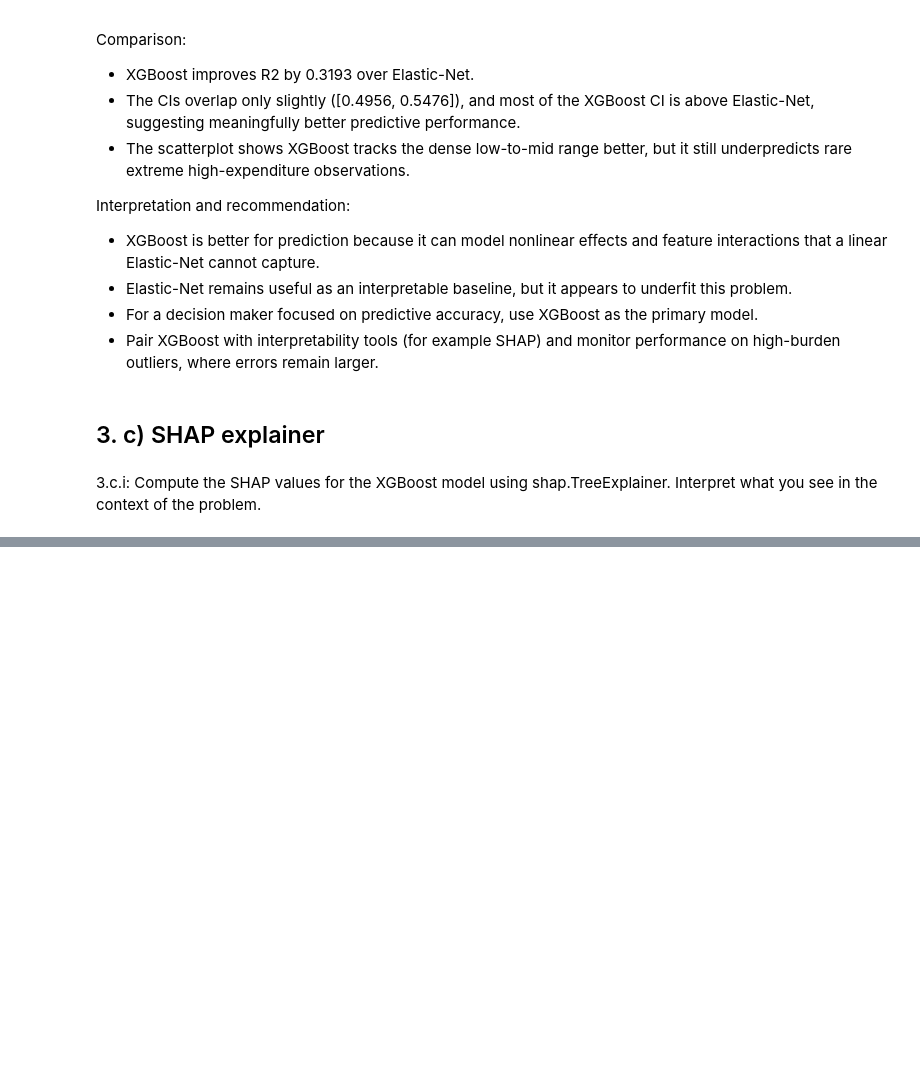
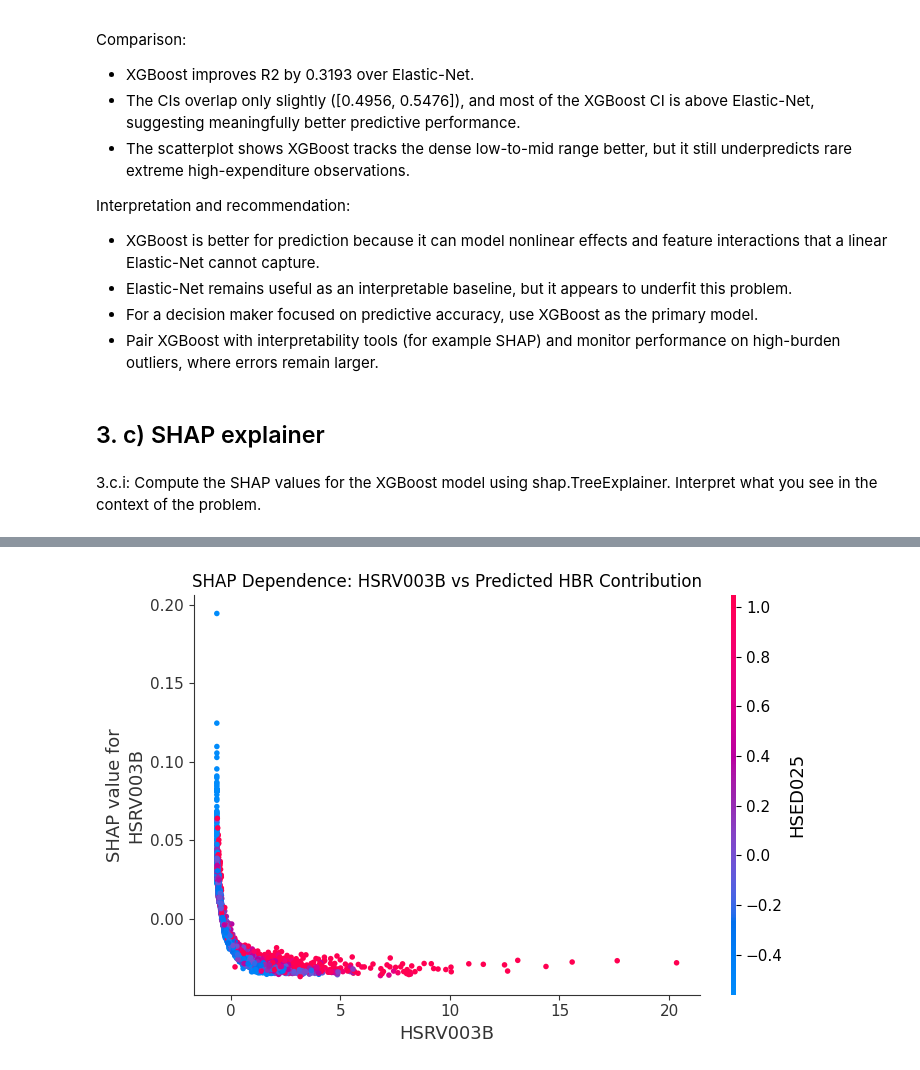
Before and after one commit to PhilippMayorov/UG39_Group_Project, a Jupyter notebook: CAD_household_analysis.ipynb, the cells around one changed output, grey strips where cells are left out. Cells and saved outputs as stored; diff of their text form; code cells hidden in the pictures; blank space fills up the shorter version.

```diff
--- a/CAD_household_analysis.ipynb
+++ b/CAD_household_analysis.ipynb
@@ -950,0 +1109,90 @@ Interpret what you see in the context of the problem.
+# %%
+# 3.c.iii SHAP dependence plots (reuse objects from 3.c.ii where possible)
+
+import warnings
+
+# Ensure we have a DataFrame and SHAP values in memory
+if "X_test_df" not in globals() or not isinstance(X_test_df, pd.DataFrame):
+    X_test_df = pd.DataFrame(X_test, columns=feature_cols)
+
+if "shap_values" not in globals() or getattr(shap_values, "values", None) is None:
+    explainer = shap.Explainer(best_xgb)
+    shap_values = explainer(X_test_df)
+
+# Metadata for readable labels
+var_meta = (
+    pd.read_csv("HouseholdSpend_2025_CSV_fixed/Documentation/HouseholdSpend 2025 - Variables List.csv")
+    [["VARIABLE", "DESCRIPTION", "CATEGORY"]]
+    .drop_duplicates(subset=["VARIABLE"])
+)
+
+# Choose at least two interesting features from top SHAP drivers
+preferred_features = ["HSRV003B", "HSMG010", "HSTR051"]
+selected_features = [f for f in preferred_features if f in X_test_df.columns]
+
+# Fallback: take top features by mean |SHAP| if needed
+if len(selected_features) < 2:
+    mean_abs_shap = np.abs(shap_values.values).mean(axis=0)
+    ranked = np.array(X_test_df.columns)[np.argsort(mean_abs_shap)[::-1]]
+    for f in ranked:
+        if f not in selected_features:
+            selected_features.append(f)
+        if len(selected_features) == 2:
+            break
+
+print("Selected features for dependence plots:")
+for f in selected_features:
+    meta_row = var_meta.loc[var_meta["VARIABLE"] == f]
+    if len(meta_row) > 0:
+        desc = meta_row["DESCRIPTION"].iloc[0]
+        cat = meta_row["CATEGORY"].iloc[0]
+        print(f"- {f}: {desc} ({cat})")
+    else:
+        print(f"- {f}")
+
+# Draw at least two SHAP dependence plots
+for feat in selected_features[:3]:
+    plt.figure(figsize=(8, 5))
+    with warnings.catch_warnings():
+        warnings.filterwarnings(
+            "ignore",
+            message="invalid value encountered in divide",
+            category=RuntimeWarning,
+        )
+        shap.dependence_plot(
+            feat,
+            shap_values.values,
+            X_test_df,
+            interaction_index="auto",
+            show=False,
+        )
+    plt.title(f"SHAP Dependence: {feat} vs Predicted HBR Contribution")
+    plt.tight_layout()
+    plt.show()
+
+# Quick direction cue: correlation between feature values and SHAP contribution
+print("\nDirection cues (feature value vs SHAP contribution):")
+for feat in selected_features[:3]:
+    j = X_test_df.columns.get_loc(feat)
+    xvals = X_test_df[feat].to_numpy()
+    svals = shap_values.values[:, j]
+
+    # Remove non-finite rows before computing correlation
+    finite_mask = np.isfinite(xvals) & np.isfinite(svals)
+    x_clean = xvals[finite_mask]
+    s_clean = svals[finite_mask]
+
+    if x_clean.size < 3 or np.nanstd(x_clean) < 1e-12 or np.nanstd(s_clean) < 1e-12:
+        corr = np.nan
+    else:
+        corr = np.corrcoef(x_clean, s_clean)[0, 1]
+
+    if np.isnan(corr):
+        direction = "no stable linear cue (relationship is weak/nonlinear)"
+    elif corr > 0:
+        direction = "higher values tend to increase predicted HBR"
+    else:
+        direction = "higher values tend to decrease predicted HBR"
+
+    print(f"- {feat}: corr={corr:.3f} -> {direction}")
+# %% [output]
@@ -950,0 +1204 @@ Interpret what you see in the context of the problem.
+[figure, added]
```
Also changed, not shown: parts of 16 cells of this notebook.
